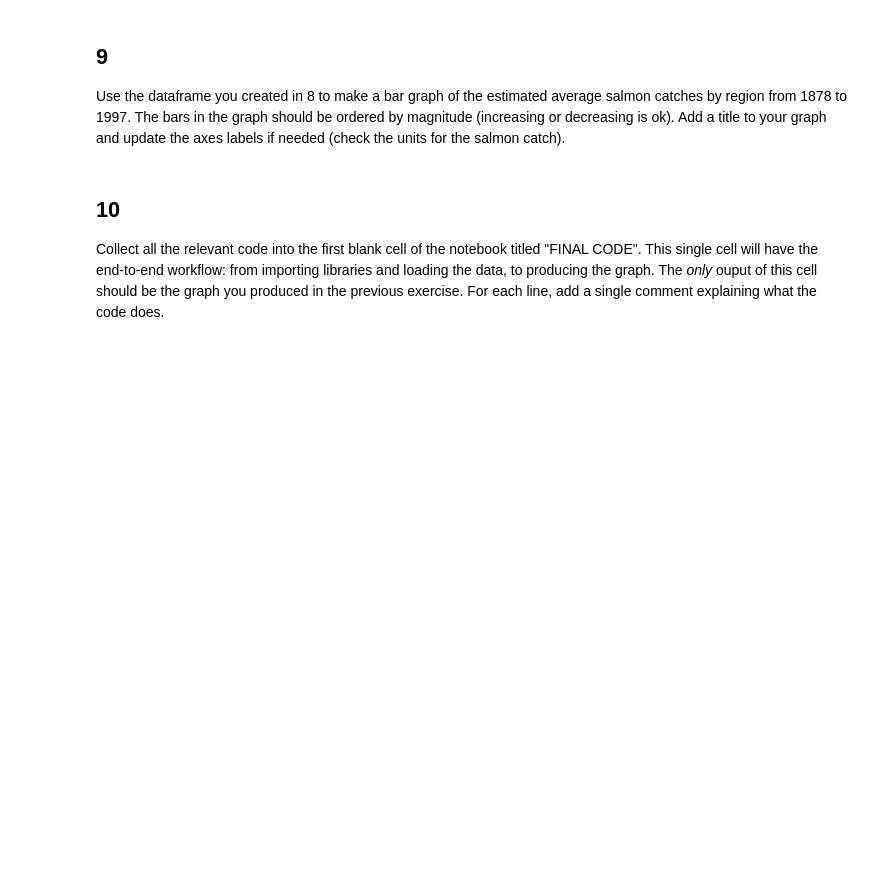
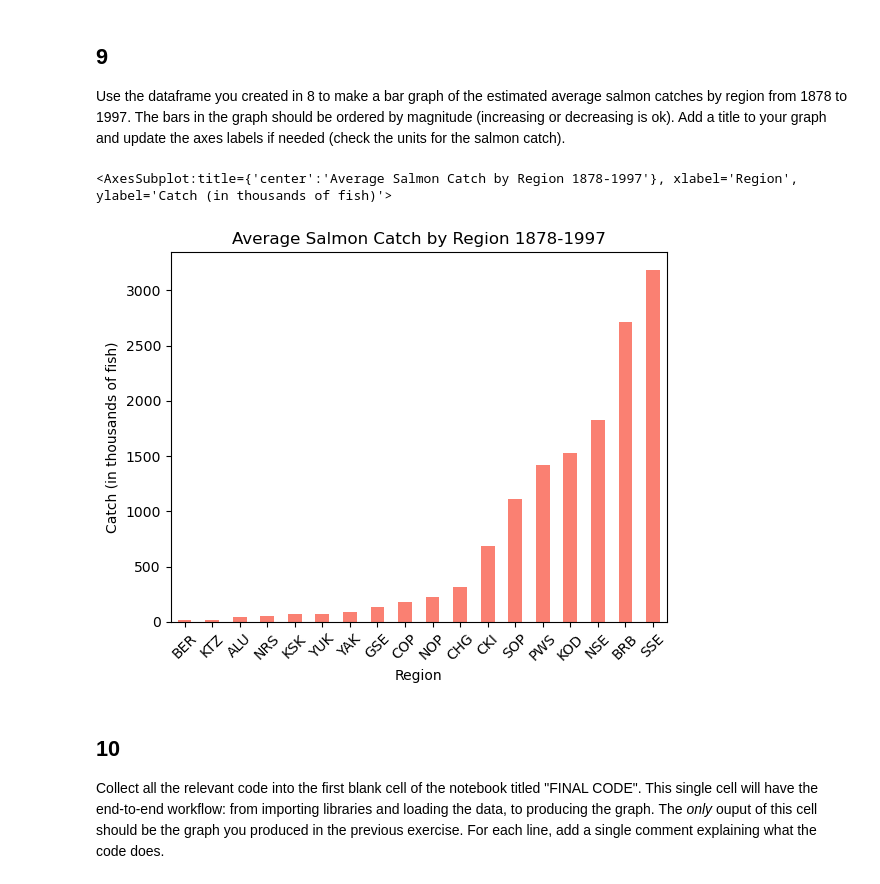
Before and after one commit to a-ramji/eds220-hwk-2, a Jupyter notebook: hwk2-task3-salmon.ipynb, the cells around one changed output. Cells and saved outputs as stored; diff of their text form; code cells hidden in the pictures; blank space fills up the shorter version.

Commit message:
made prelim graph

```diff
--- a/hwk2-task3-salmon.ipynb
+++ b/hwk2-task3-salmon.ipynb
@@ -189,3 +205,15 @@ Use the dataframe you created in 8 to make a bar graph of the estimated average
+# %%
+# the metadata says that the catch unit is in thousands of fish
+avg_catch_df.sort_values().plot(kind = 'bar',
+                                rot=45,
+                                title="Average Salmon Catch by Region 1878-1997",
+                                xlabel="Region",
+                                ylabel="Catch (in thousands of fish)",
+                                color = 'salmon'
+                               )
+# %% [output]
+<AxesSubplot:title={'center':'Average Salmon Catch by Region 1878-1997'}, xlabel='Region', ylabel='Catch (in thousands of fish)'>
+[figure, added]
 # %% [markdown]
 ## 10
 
```
Also changed, not shown: parts of 2 cells of this notebook.
